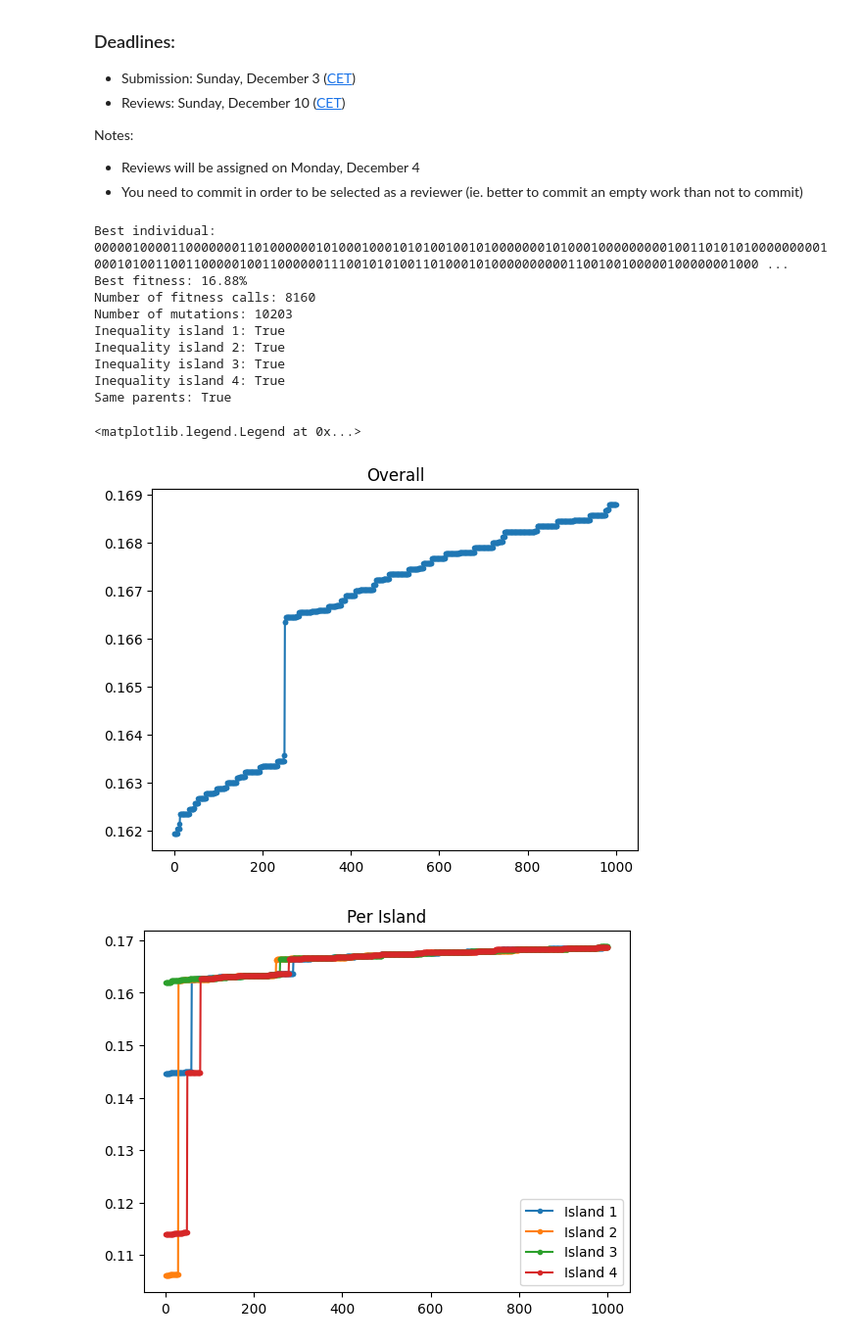
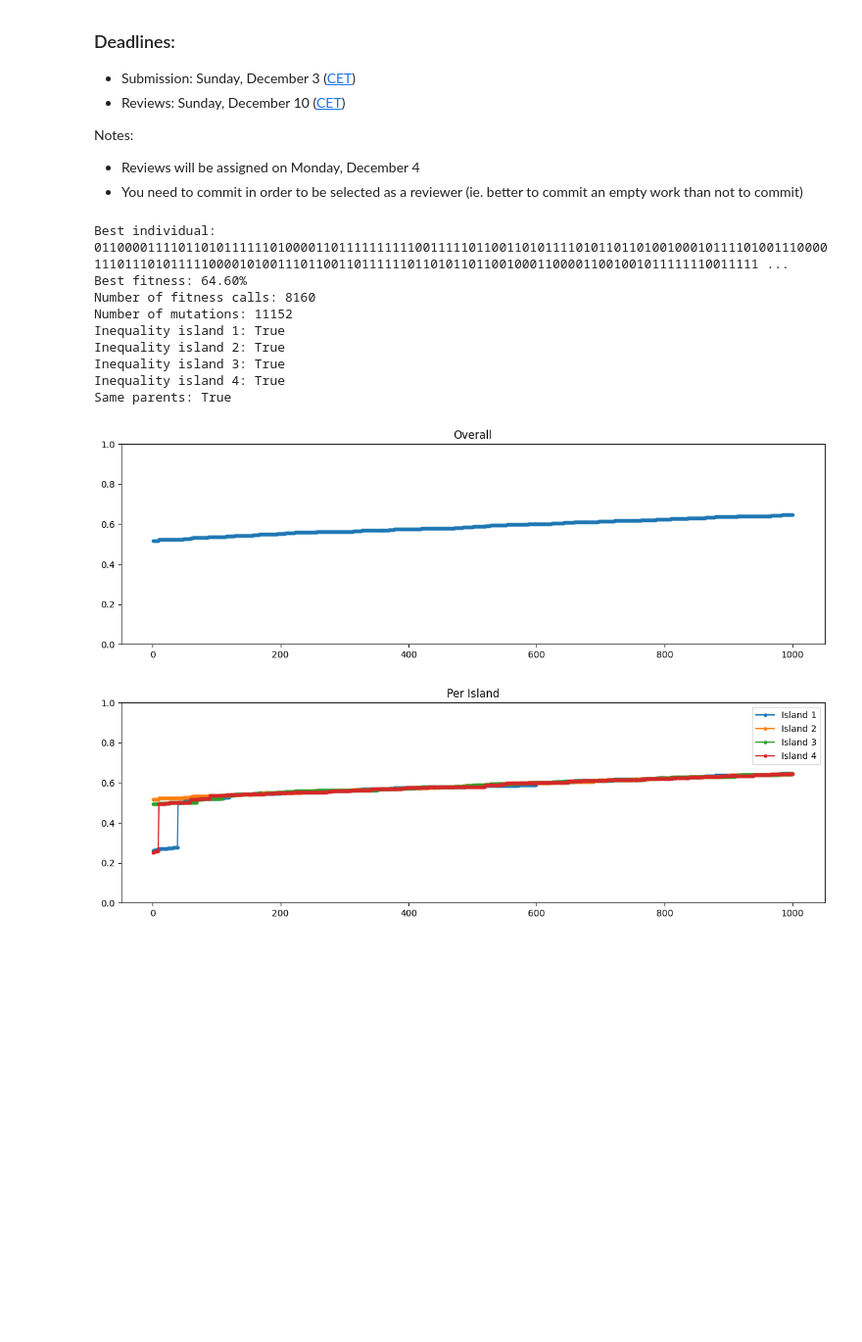
Before and after one commit to marcocirone/ComputationalIntelligence, a Jupyter notebook: lab9/lab9.ipynb, the cells around one changed output. Shown at 98% size. Drawn from its saved outputs; the diff is of its cells as text; code cells hidden in the pictures; blank space fills up the shorter version.

```diff
--- a/lab9/lab9.ipynb
+++ b/lab9/lab9.ipynb
@@ -25,7 +25,7 @@ from collections import Counter
 from matplotlib import pyplot as plt
 
 POP_SIZE = 40 #population size
-OFF_SIZE = 40 #offspring size
+# OFF_SIZE = 40 #offspring size
 NUM_GEN = 1_000
 ELEMENTS_SWAPPED = 5
 MIG_STEP = 10  # after how many steps a miggration between the 2 islands occurs
@@ -34,4 +34,4 @@ TOURNAMENT_SIZE = POP_SIZE//2 # how many random individuals are picked for the p
 MUT_CHANCE = 0.3  # chance a new individual has to mutate
 MOD_GENES = 3 # how many genes mutate if mutation occurs
 N_ISLANDS = 4 # number of islands
-PROB_INST = 10 #instance of the problem
+PROB_INST = 2 #instance of the problem
@@ -294,32 +248,36 @@ print(f"Best fitness: {best[1]:.2%}")
 print(f"Number of fitness calls: {fitness.calls}")
 print(f"Number of mutations: {NUM_MUT}")
 
-for i in range(len(population)):
-    print(f"Inequality island {i + 1}: {check_inequality(population[i])}")
-print(f"Same parents: {Same_parents}")
+# for i in range(len(population)):
+#     print(f"Inequality island {i + 1}: {check_inequality(population[i])}")
+# print(f"Same parents: {Same_parents}")
 # %% [output]
-Best individual: 000001000011000000011010000001010001000101010010010100000001010001000000000100110101010000000001000101001100110000010011000000111001010100110100010100000000001100100100000100000001000 ...
-Best fitness: 16.88%
+Best individual: 011000011110110101111110100001101111111111001111101100110101111010110110100100010111101001110000111011101011111000010100111011001101111110110101101100100011000011001001011111110011111 ...
+Best fitness: 64.60%
 Number of fitness calls: 8160
-Number of mutations: 10203
+Number of mutations: 11152
 Inequality island 1: True
 Inequality island 2: True
 Inequality island 3: True
 Inequality island 4: True
 Same parents: True
 # %%
-plt.figure()
+plt.figure(figsize=(14, 4))
 plt.title("Overall")
+plt.ylim((0, 1))
 plt.plot(np.array(generations), np.array(fit_history), marker='.')
+plt.show()
 
-plt.figure()
+plt.figure(figsize=(14, 4))
 plt.title("Per Island")
+plt.ylim((0, 1))
 legends = []
 for i in range(N_ISLANDS):
     legends.append(f"Island {i + 1}")
-    plt.plot(np.array(generations), np.array(fit_history_per_island[i]), marker='.')
-plt.legend(legends)
+    plt.plot(np.array(generations), np.array(fit_history_per_island[i]), marker='.', label=f"Island {i + 1}")
+plt.legend()
+# plt.legend(legends)
+plt.show()
 # %% [output]
-<matplotlib.legend.Legend at 0x...>
-[figure, old version]
+[figure, new version]
-[figure, old version]
+[figure, new version]
```
Also changed, not shown: parts of 2 cells of this notebook.
